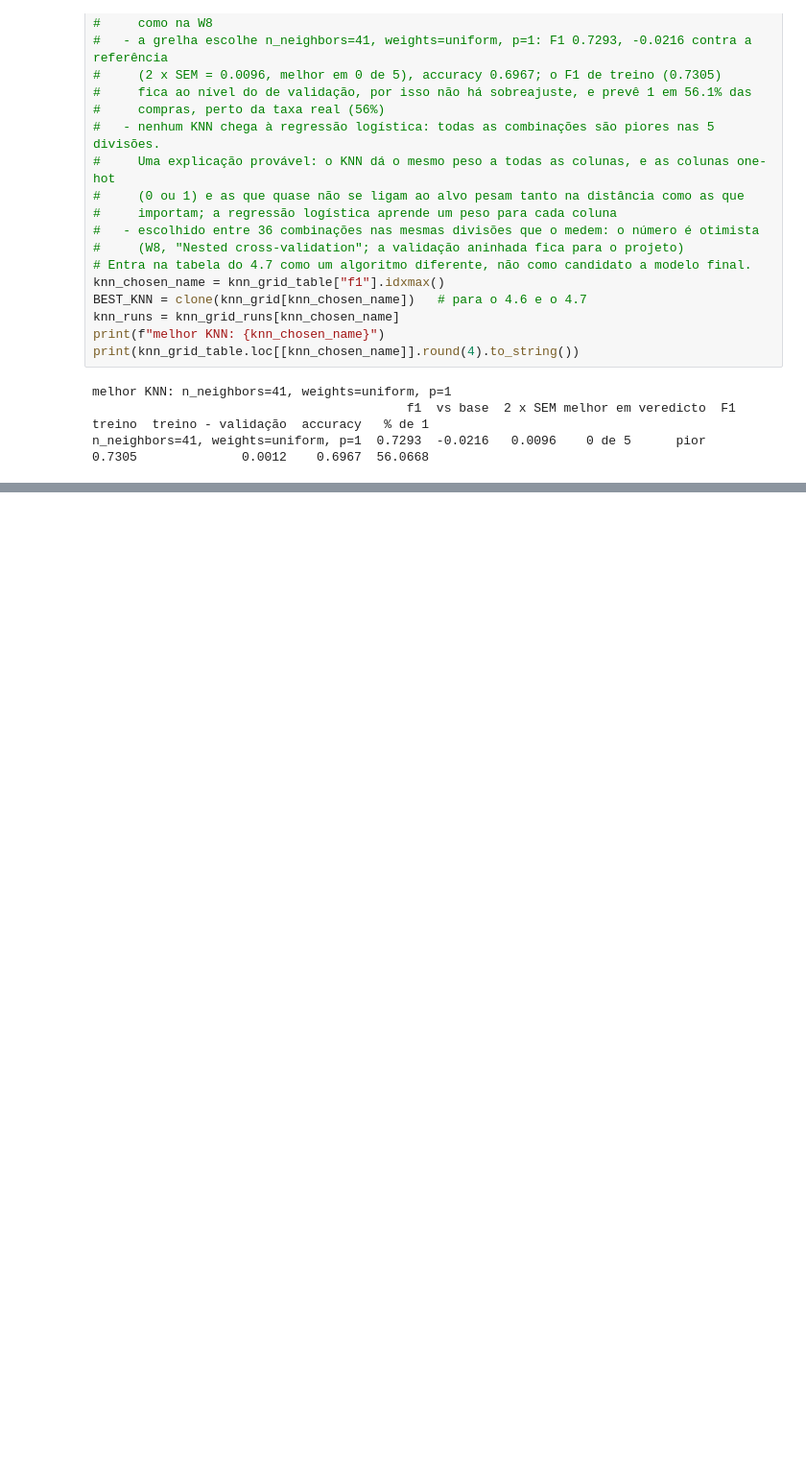
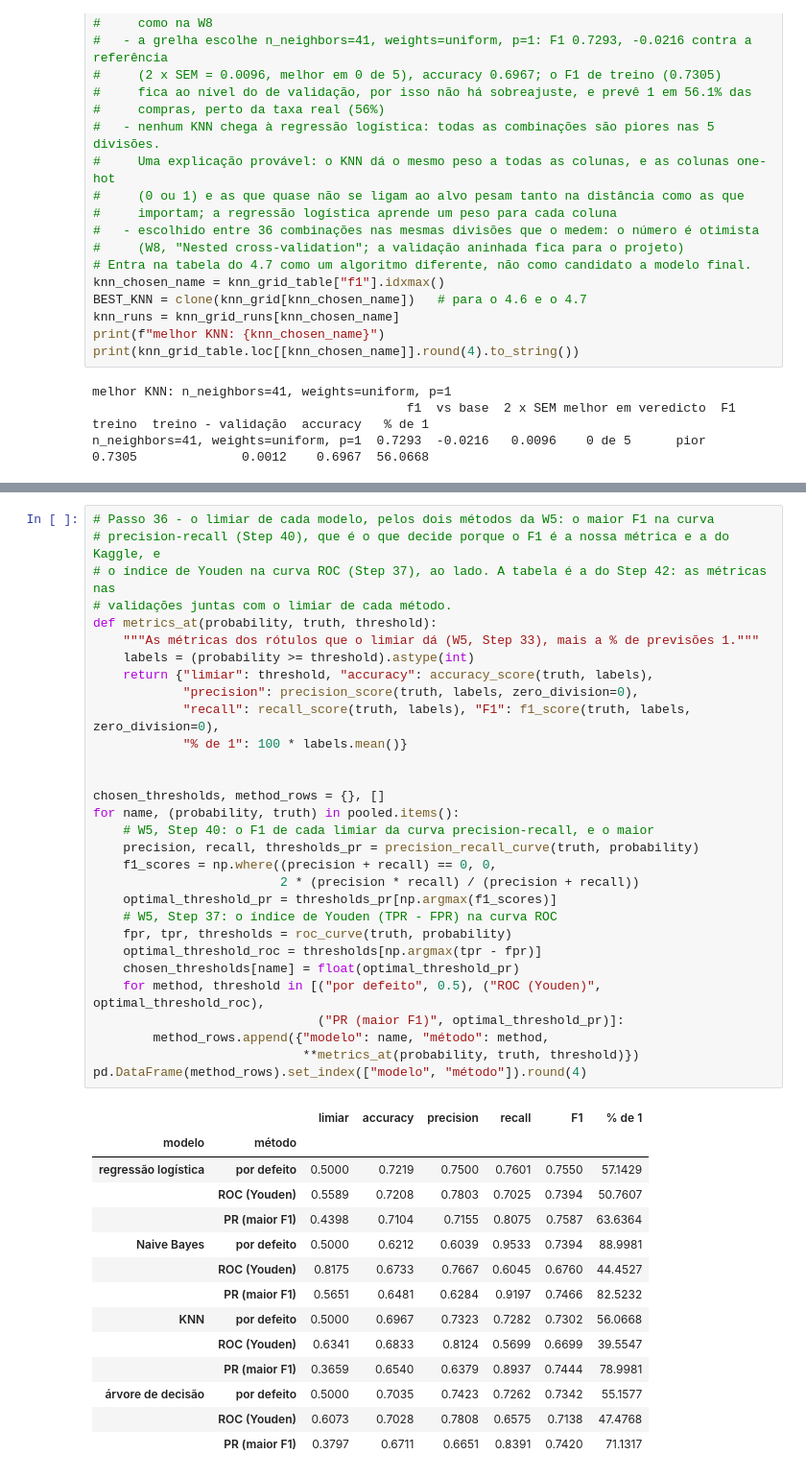
Before and after one commit to josebrites16/ML_project_2026-copia, a Jupyter notebook: notebooks/03_modelling.ipynb, the cells around one changed output, grey strips where cells are left out. Shown at 96% size. Cells and saved outputs as stored; diff of their text form; blank space fills up the shorter version.

```diff
--- a/notebooks/03_modelling.ipynb
+++ b/notebooks/03_modelling.ipynb
@@ -831,0 +834,45 @@ max_depth=5, min_samples_leaf=50, ccp_alpha=0.001  0.7303  -0.0206   0.0168    1
+# %%
+# Passo 36 - o limiar de cada modelo, pelos dois métodos da W5: o maior F1 na curva
+# precision-recall (Step 40), que é o que decide porque o F1 é a nossa métrica e a do Kaggle, e
+# o índice de Youden na curva ROC (Step 37), ao lado. A tabela é a do Step 42: as métricas nas
+# validações juntas com o limiar de cada método.
+def metrics_at(probability, truth, threshold):
+    """As métricas dos rótulos que o limiar dá (W5, Step 33), mais a % de previsões 1."""
+    labels = (probability >= threshold).astype(int)
+    return {"limiar": threshold, "accuracy": accuracy_score(truth, labels),
+            "precision": precision_score(truth, labels, zero_division=0),
+            "recall": recall_score(truth, labels), "F1": f1_score(truth, labels, zero_division=0),
+            "% de 1": 100 * labels.mean()}
+
+
+chosen_thresholds, method_rows = {}, []
+for name, (probability, truth) in pooled.items():
+    # W5, Step 40: o F1 de cada limiar da curva precision-recall, e o maior
+    precision, recall, thresholds_pr = precision_recall_curve(truth, probability)
+    f1_scores = np.where((precision + recall) == 0, 0,
+                         2 * (precision * recall) / (precision + recall))
+    optimal_threshold_pr = thresholds_pr[np.argmax(f1_scores)]
+    # W5, Step 37: o índice de Youden (TPR - FPR) na curva ROC
+    fpr, tpr, thresholds = roc_curve(truth, probability)
+    optimal_threshold_roc = thresholds[np.argmax(tpr - fpr)]
+    chosen_thresholds[name] = float(optimal_threshold_pr)
+    for method, threshold in [("por defeito", 0.5), ("ROC (Youden)", optimal_threshold_roc),
+                              ("PR (maior F1)", optimal_threshold_pr)]:
+        method_rows.append({"modelo": name, "método": method,
+                            **metrics_at(probability, truth, threshold)})
+pd.DataFrame(method_rows).set_index(["modelo", "método"]).round(4)
+# %% [output]
+|  |  | limiar | accuracy | precision | recall | F1 | % de 1 |
+| modelo | método |  |  |  |  |  |  |
+| regressão logística | por defeito | 0.5000 | 0.7219 | 0.7500 | 0.7601 | 0.7550 | 57.1429 |
+|  | ROC (Youden) | 0.5589 | 0.7208 | 0.7803 | 0.7025 | 0.7394 | 50.7607 |
+|  | PR (maior F1) | 0.4398 | 0.7104 | 0.7155 | 0.8075 | 0.7587 | 63.6364 |
+| Naive Bayes | por defeito | 0.5000 | 0.6212 | 0.6039 | 0.9533 | 0.7394 | 88.9981 |
+|  | ROC (Youden) | 0.8175 | 0.6733 | 0.7667 | 0.6045 | 0.6760 | 44.4527 |
+|  | PR (maior F1) | 0.5651 | 0.6481 | 0.6284 | 0.9197 | 0.7466 | 82.5232 |
+| KNN | por defeito | 0.5000 | 0.6967 | 0.7323 | 0.7282 | 0.7302 | 56.0668 |
+|  | ROC (Youden) | 0.6341 | 0.6833 | 0.8124 | 0.5699 | 0.6699 | 39.5547 |
+|  | PR (maior F1) | 0.3659 | 0.6540 | 0.6379 | 0.8937 | 0.7444 | 78.9981 |
+| árvore de decisão | por defeito | 0.5000 | 0.7035 | 0.7423 | 0.7262 | 0.7342 | 55.1577 |
+|  | ROC (Youden) | 0.6073 | 0.7028 | 0.7808 | 0.6575 | 0.7138 | 47.4768 |
+|  | PR (maior F1) | 0.3797 | 0.6711 | 0.6651 | 0.8391 | 0.7420 | 71.1317 |
```
Also changed, not shown: parts of 19 cells of this notebook, 2 other files.
